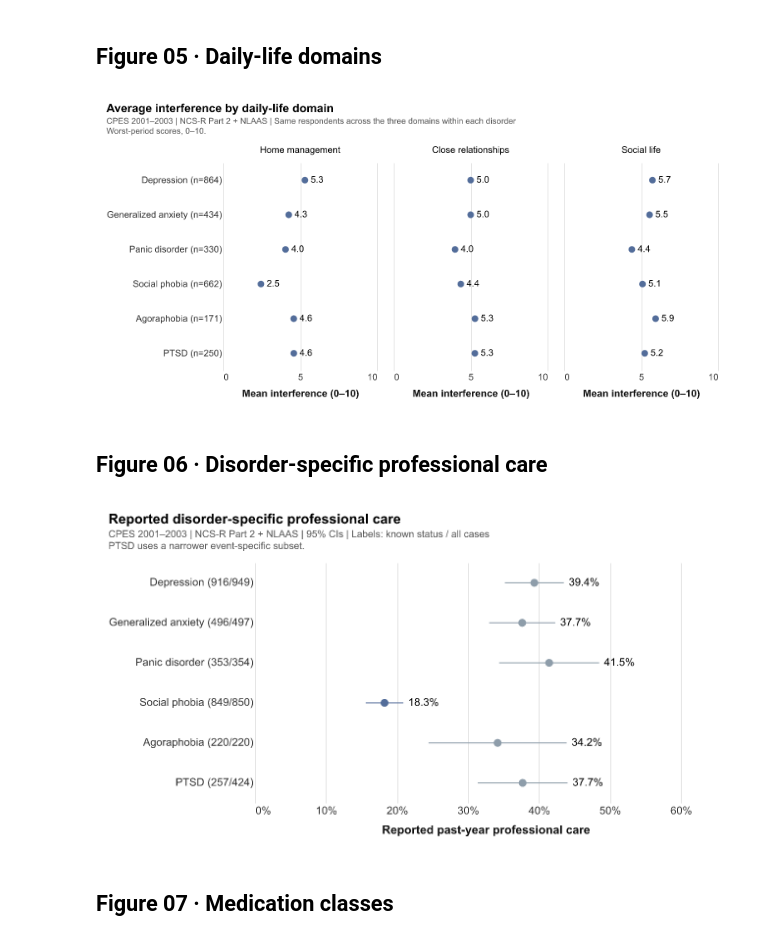
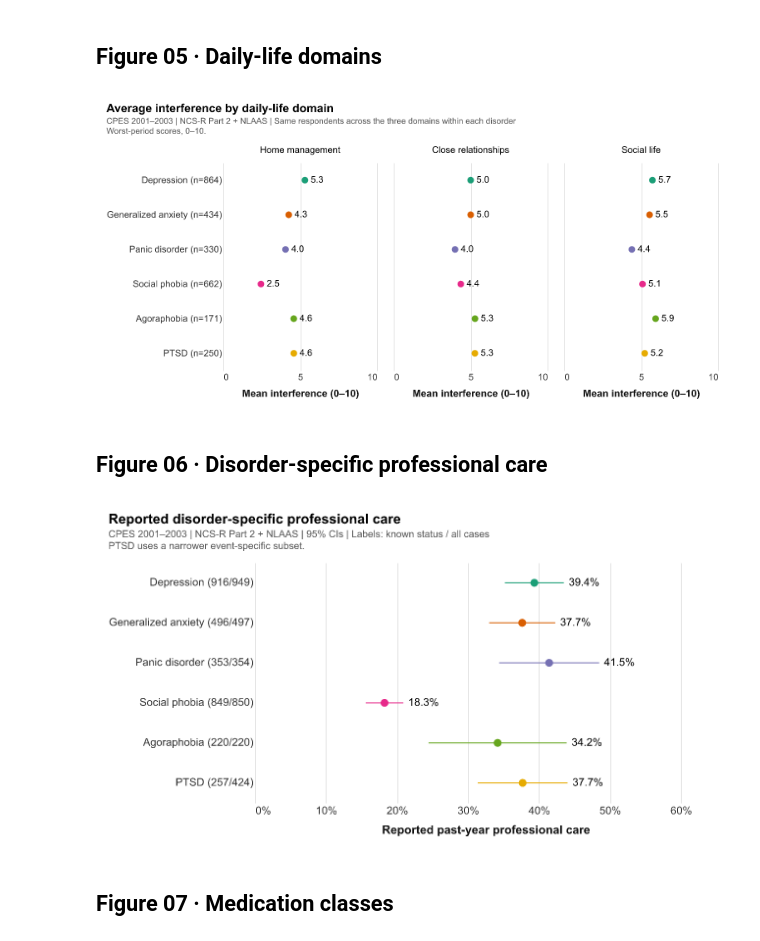
Before and after one commit to judycchen/capp30239-data-visualization_judy-chen, a Jupyter notebook: static-viz-project/milestone2_draft/static-draft.ipynb, the cells around one changed output. Drawn from its saved outputs; the diff is of its cells as text; code cells hidden in the pictures.

```diff
--- a/static-viz-project/milestone2_draft/static-draft.ipynb
+++ b/static-viz-project/milestone2_draft/static-draft.ipynb
@@ -24,8 +24,18 @@ import altair as alt
 alt.renderers.enable("png")
 
 BLUE, ORANGE = "#536D9A", "#B67439"
-DISORDER_LABELS = ["Depression", "Generalized anxiety", "Panic disorder", "Social phobia",
-                   "Agoraphobia", "PTSD"]
+# ColorBrewer Dark2: the same disorder keeps the same hue in every chart.
+DISORDER_COLORS = {
+    "Depression": "#1b9e77",
+    "Generalized anxiety": "#d95f02",
+    "Panic disorder": "#7570b3",
+    "Social phobia": "#e7298a",
+    "Agoraphobia": "#66a61e",
+    "PTSD": "#e6ab02",
+}
+DISORDER_LABELS = list(DISORDER_COLORS)
+DISORDER_SCALE = alt.Scale(domain=DISORDER_LABELS, range=list(DISORDER_COLORS.values()))
+NEUTRAL = "#7C8289"
 CARE_COLORS = {"Both": BLUE, "Professional contact only": "#A1B7CF",
                "Medication only": "#9673A6", "Neither reported": ORANGE}
 CPES_SOURCE = "CPES 2001–2003 | NCS-R Part 2 + NLAAS"
@@ -375,36 +388,39 @@ for spec in DISORDERS.values():
 assert complete_counts == [864, 434, 330, 662, 171, 250]
 
 
 domains = ["Home management", "Close relationships", "Social life"]
 domain_labels = [f"{label} (n={n:,})" for label, n in zip(DISORDER_LABELS, complete_counts)]
 domain_df = pd.DataFrame([
-    {"disorder": domain_labels[row], "domain": domain, "mean_score": domain_means[row][col]}
+    {"disorder": domain_labels[row], "name": DISORDER_LABELS[row],
+     "domain": domain, "mean_score": domain_means[row][col]}
     for row in range(6) for col, domain in enumerate(domains)
 ])
 
 
 
 def domain_interference_chart(df):
     # Position on a common 0–10 scale makes small differences easier to compare.
     base = alt.Chart(df).encode(
         x=alt.X("mean_score:Q", title="Mean interference (0–10)",
                 scale=alt.Scale(domain=[0, 10]), axis=alt.Axis(values=[0, 5, 10])),
         y=alt.Y("disorder:N", sort=domain_labels, title=None),
     )
-    points = base.mark_point(filled=True, color=BLUE, size=65, opacity=1)
+    points = base.mark_point(filled=True, size=65, opacity=1).encode(
+        color=alt.Color("name:N", scale=DISORDER_SCALE, legend=None),
+    )
     labels = base.mark_text(align="left", dx=7).encode(text=alt.Text("mean_score:Q", format=".1f"))
     return (points + labels).properties(width=185, height=250).facet(
         column=alt.Column("domain:N", sort=domains, title=None), spacing=20,
     )
 
 
 save_chart(
     domain_interference_chart(domain_df), "05_daily_life_domains.png", "Average interference by daily-life domain",
     [CPES_SOURCE + " | Same respondents across the three domains within each disorder",
      "Worst-period scores, 0–10."],
 )
 # %% [output]
-[figure, old version]
+[figure, new version]
 # %% [markdown]
 ## Figure 06 · Disorder-specific professional care
 # %%
@@ -424,8 +440,7 @@ care_plot = professional_care.assign(
 def professional_care_chart(df):
     base = alt.Chart(df).encode(
         y=alt.Y("group:N", sort=df["group"].tolist(), title=None),
-        color=alt.condition(alt.datum.label == "Social phobia",
-                            alt.value(BLUE), alt.value("#8E9DAA")),
+        color=alt.Color("label:N", scale=DISORDER_SCALE, legend=None),
     )
     intervals = base.mark_rule().encode(
         x=alt.X("lower:Q", title="Reported past-year professional care", axis=alt.Axis(format="%"),
@@ -442,7 +457,7 @@ save_chart(
      "PTSD uses a narrower event-specific subset."],
 )
 # %% [output]
-[figure, old version]
+[figure, new version]
 # %% [markdown]
 ## Figure 07 · Medication classes
 # %%
```
Also changed, not shown: parts of 4 cells of this notebook, 8 other files.
